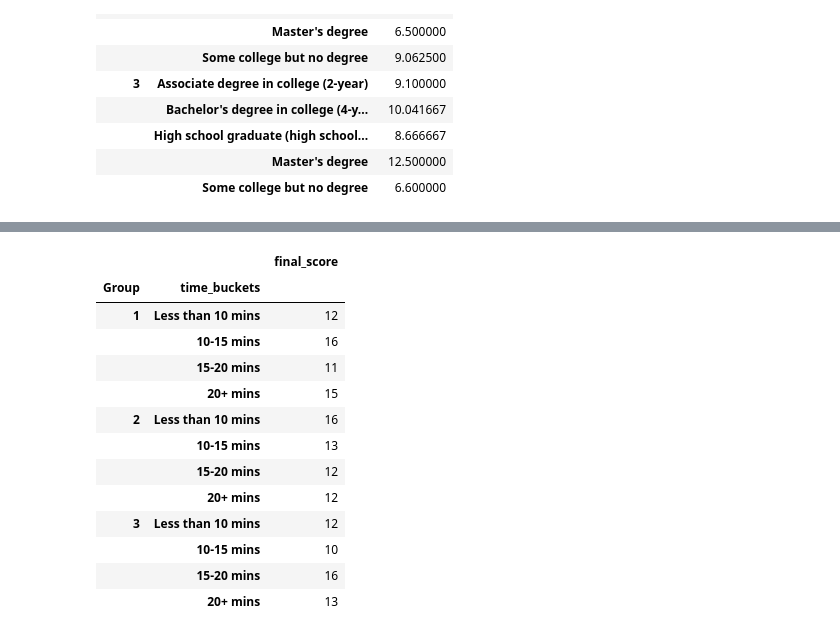
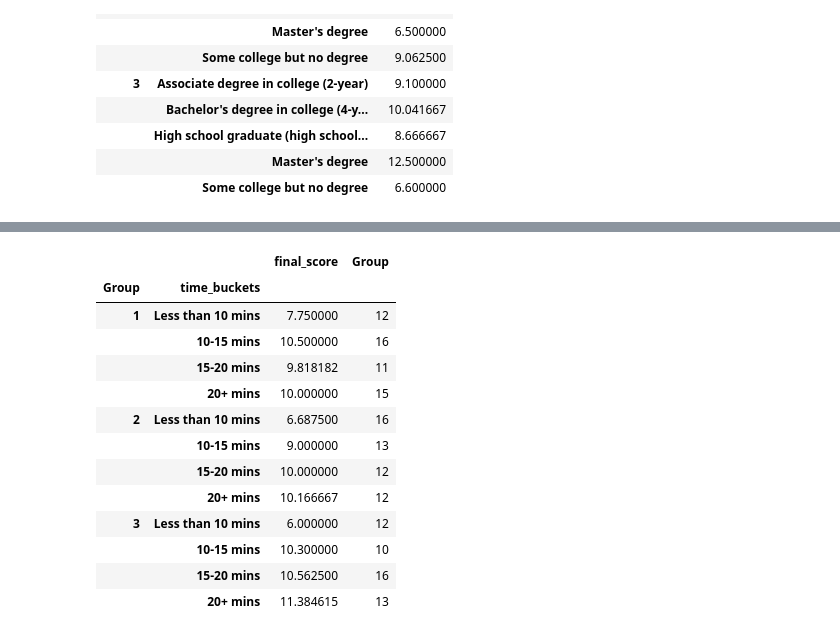
Before and after one commit to nicoleeel/scantronpatterns, a Jupyter notebook: 241_Data_Clean.ipynb, the cells around one changed output, grey strips where cells are left out. Cells and saved outputs as stored; diff of their text form; code cells hidden in the pictures.

```diff
--- a/241_Data_Clean.ipynb
+++ b/241_Data_Clean.ipynb
@@ -729,19 +729,20 @@ Name: Duration (in seconds), dtype: category
 Categories (4, object): [Less than 10 mins < 10-15 mins < 15-20 mins < 20+ mins]
 # %%
 # df.head()
-df.groupby(['Group', 'time_buckets']).agg({'final_score': "count"})
+df.groupby(['Group', 'time_buckets']).agg({'Group': "count",
+                                          'final_score': "mean"})
 # %% [output]
-|  |  | final_score |
-| Group | time_buckets |  |
-| 1 | Less than 10 mins | 12 |
-|  | 10-15 mins | 16 |
-|  | 15-20 mins | 11 |
-|  | 20+ mins | 15 |
-| 2 | Less than 10 mins | 16 |
-|  | 10-15 mins | 13 |
-|  | 15-20 mins | 12 |
-|  | 20+ mins | 12 |
-| 3 | Less than 10 mins | 12 |
-|  | 10-15 mins | 10 |
-|  | 15-20 mins | 16 |
-|  | 20+ mins | 13 |
+|  |  | final_score | Group |
+| Group | time_buckets |  |  |
+| 1 | Less than 10 mins | 7.750000 | 12 |
+|  | 10-15 mins | 10.500000 | 16 |
+|  | 15-20 mins | 9.818182 | 11 |
+|  | 20+ mins | 10.000000 | 15 |
+| 2 | Less than 10 mins | 6.687500 | 16 |
+|  | 10-15 mins | 9.000000 | 13 |
+|  | 15-20 mins | 10.000000 | 12 |
+|  | 20+ mins | 10.166667 | 12 |
+| 3 | Less than 10 mins | 6.000000 | 12 |
+|  | 10-15 mins | 10.300000 | 10 |
+|  | 15-20 mins | 10.562500 | 16 |
+|  | 20+ mins | 11.384615 | 13 |
```
Also changed, not shown: parts of 6 cells of this notebook, 1 other file.
